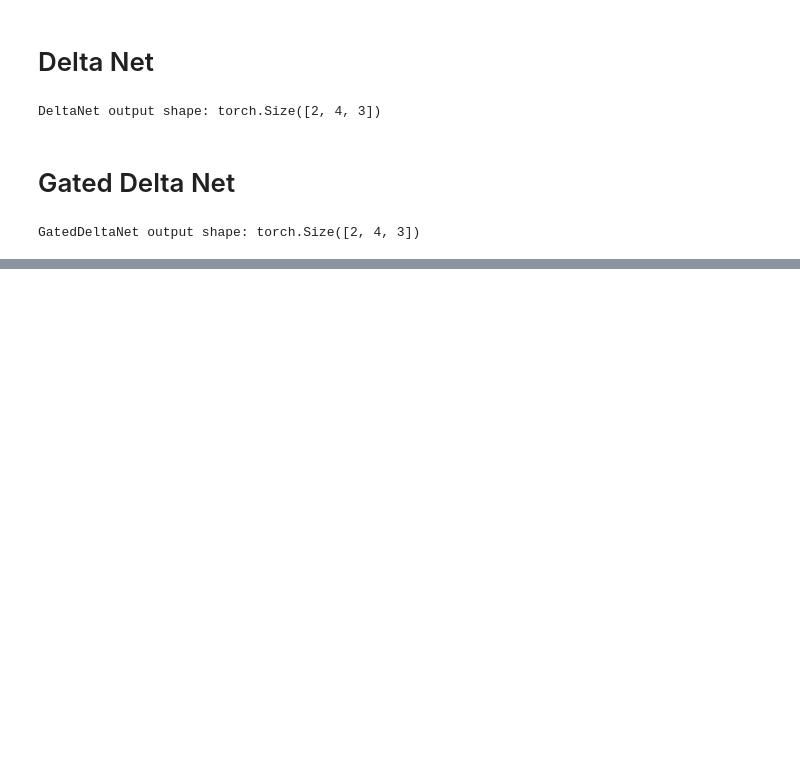
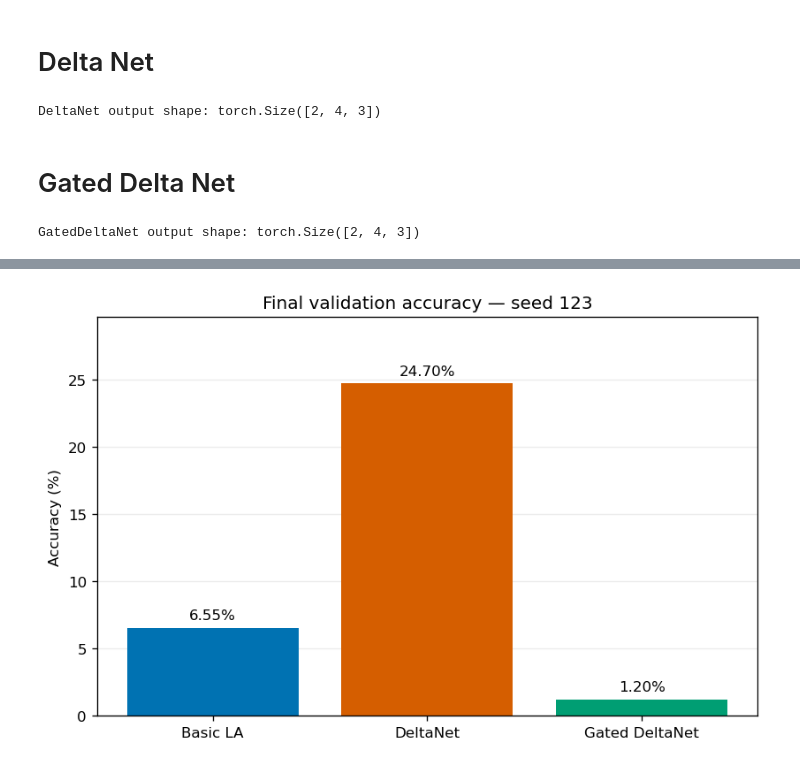
Before and after one commit to Patrik835/comparing_linear_attention_variants, a Jupyter notebook: notebooks/understanding_linear_attention.ipynb, the cells around one changed output, grey strips where cells are left out. Drawn from its saved outputs; the diff is of its cells as text; code cells hidden in the pictures; blank space fills up the shorter version.

```diff
--- a/notebooks/understanding_linear_attention.ipynb
+++ b/notebooks/understanding_linear_attention.ipynb
@@ -193,0 +269,23 @@ GatedDeltaNet output shape: torch.Size([2, 4, 3])
+# %%
+# Compare the last evaluated epoch, rather than selecting the best epoch.
+final_metrics = (
+    epoch_metrics.sort_values("epoch")
+    .groupby("variant").tail(1)
+    .set_index("variant")
+    .loc[variant_order]
+)
+accuracy_percent = final_metrics["valid/accuracy"] * 100
+
+fig, ax = plt.subplots(figsize=(7, 4.5))
+bars = ax.bar(variant_order, accuracy_percent,
+              color=[colors[variant] for variant in variant_order])
+ax.bar_label(bars, labels=[f"{value:.2f}%" for value in accuracy_percent], padding=4)
+ax.set(title="Final validation accuracy — seed 123", ylabel="Accuracy (%)")
+ax.set_ylim(0, max(5, accuracy_percent.max() * 1.2))
+ax.grid(axis="y", alpha=0.25)
+ax.set_axisbelow(True)
+fig.tight_layout()
+fig.savefig(results_dir / "final_accuracy.png", dpi=180, bbox_inches="tight")
+plt.show()
+# %% [output]
+[figure, added]
```
Also changed, not shown: parts of 3 cells of this notebook, 4 other files.
